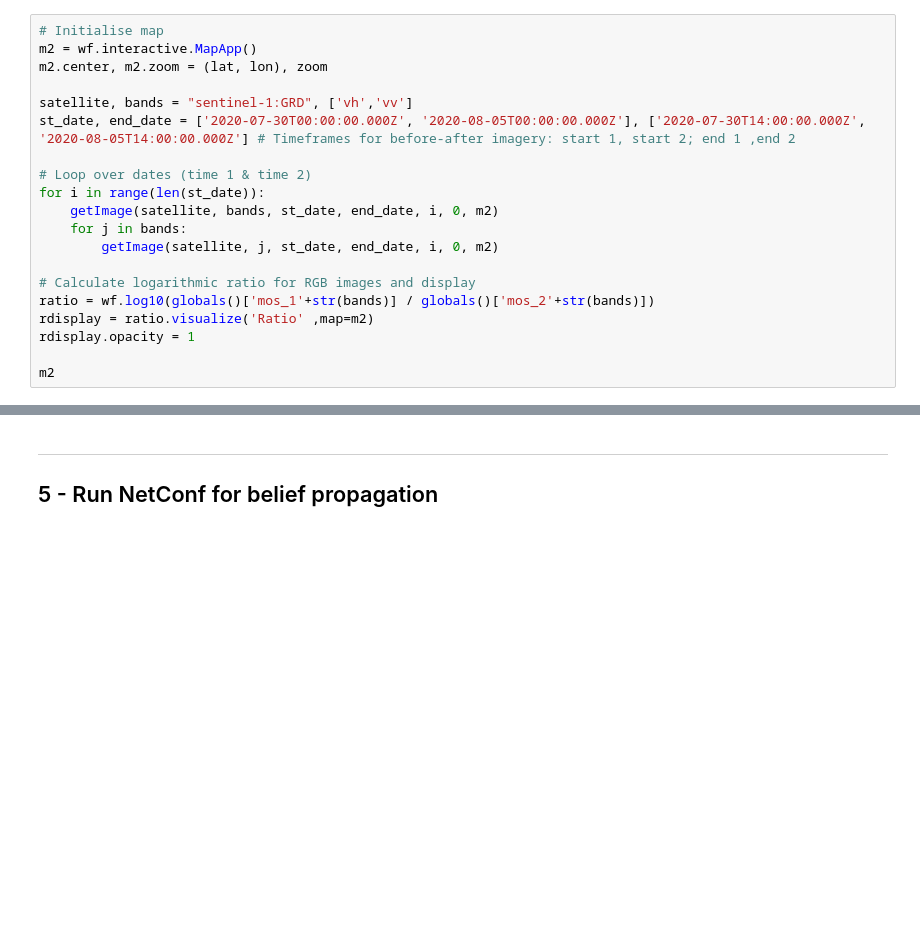
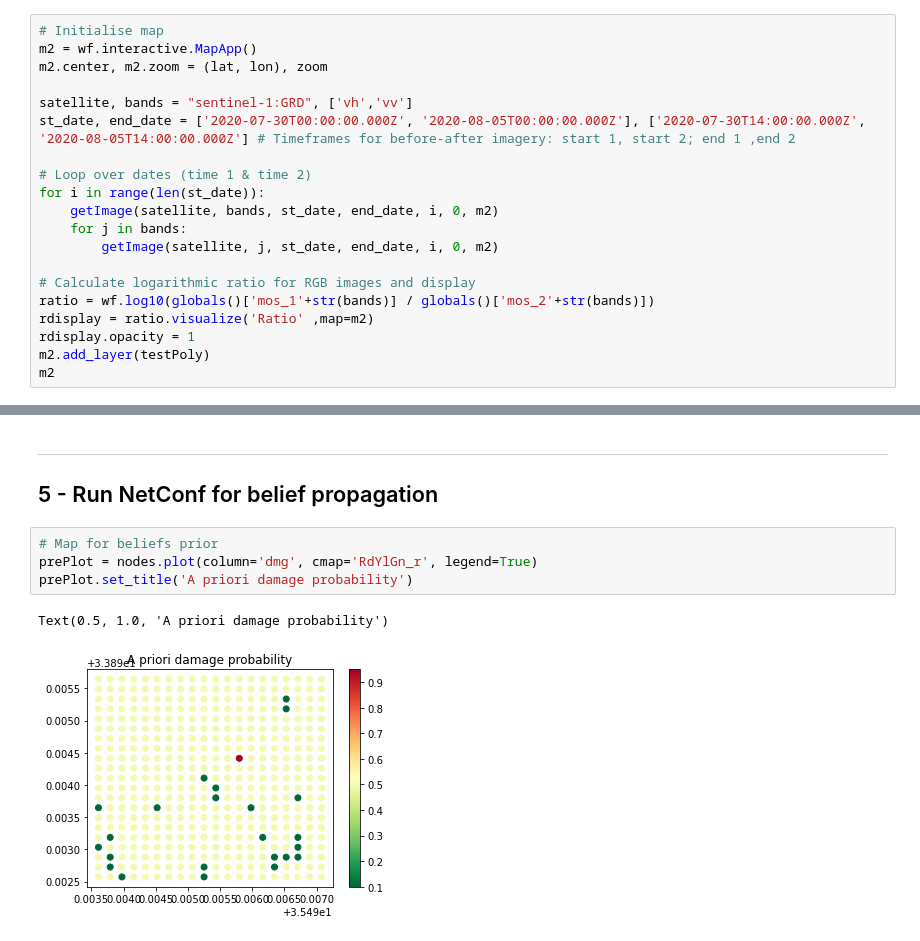
Before and after one commit to luke-scot/damage-assessment, a Jupyter notebook: beirut_netconf.ipynb, the cells around one changed output, grey strips where cells are left out. Cells and saved outputs as stored; diff of their text form; blank space fills up the shorter version.

Commit message:
Added a priori plot

```diff
--- a/beirut_netconf.ipynb
+++ b/beirut_netconf.ipynb
@@ -158,7 +160,7 @@ for i in range(len(st_date)):
 ratio = wf.log10(globals()['mos_1'+str(bands)] / globals()['mos_2'+str(bands)])
 rdisplay = ratio.visualize('Ratio' ,map=m2)
 rdisplay.opacity = 1
-
+m2.add_layer(testPoly)
 m2
 # %% [output]
 `ipyleaflet` and/or `ipywidgets` Jupyter extensions are not installed! (or you're not in a Jupyter notebook.)
@@ -212,6 +235,13 @@ for i in nodes.index:
 # %% [markdown]
 ____________
 ## 5 - Run NetConf for belief propagation
+# %%
+# Map for beliefs prior
+prePlot = nodes.plot(column='dmg', cmap='RdYlGn_r', legend=True)
+prePlot.set_title('A priori damage probability')
+# %% [output]
+Text(0.5, 1.0, 'A priori damage probability')
+[figure, added]
 # %%
 priors = np.array(nodes[['noDmg','dmg']])
 beliefs = nc.netconf(np.array(edges),priors,verbose=True)
```
Also changed, not shown: parts of 6 cells of this notebook.
